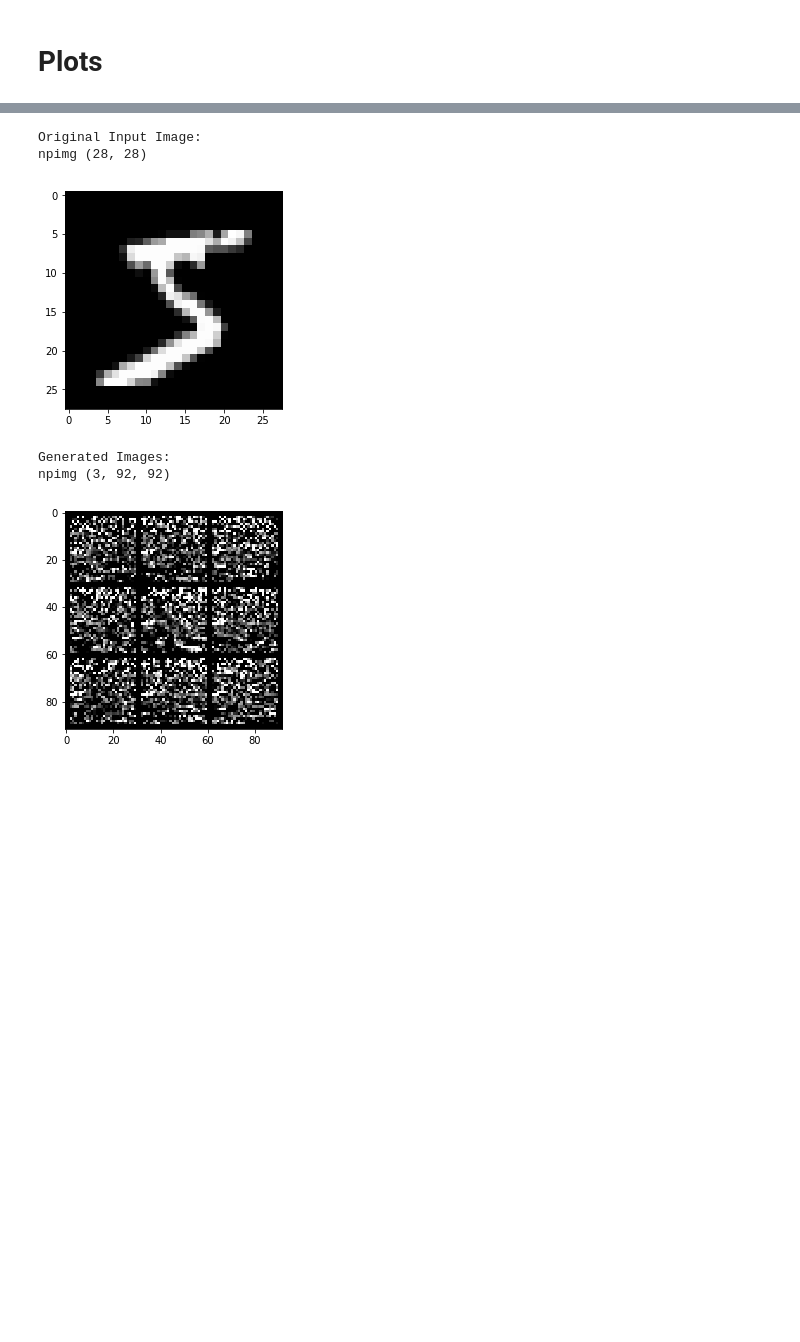
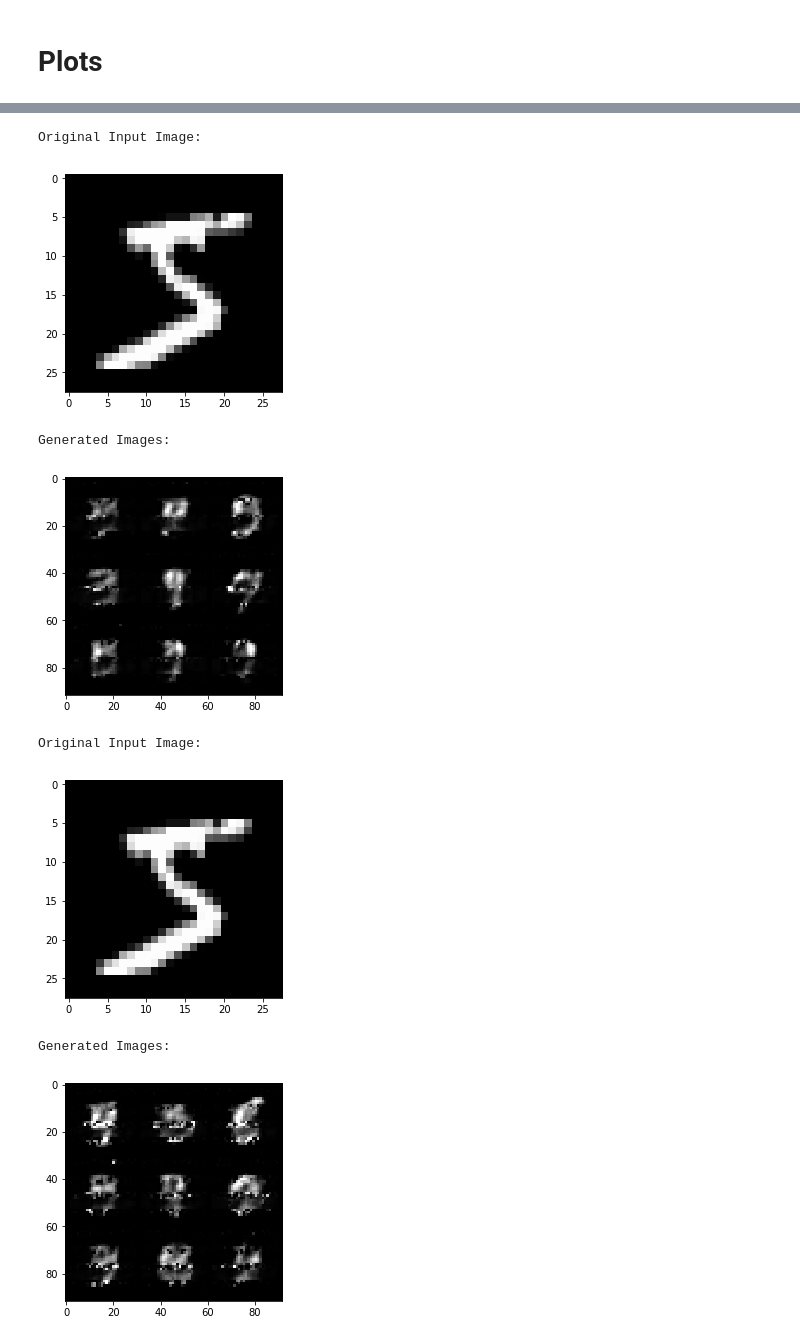
Before and after one commit to Jvenich/DeepVisionProject, a Jupyter notebook: mnist_inn.ipynb, the cells around one changed output, grey strips where cells are left out. Cells and saved outputs as stored; diff of their text form; code cells hidden in the pictures; blank space fills up the shorter version.

```diff
--- a/mnist_inn.ipynb
+++ b/mnist_inn.ipynb
@@ -53,9 +53,12 @@ AttributeError: 'inn_experiment' object has no attribute 'tot_loss_log'
-# %%
-inn_exp.generate(9, 3)
-# %% [output]
-Original Input Image:
-npimg (28, 28)
-[figure, removed]
-Generated Images:
-npimg (3, 92, 92)
-[figure, removed]
+# %%
+for i in [32, 64, 128, 500, 773]:
+    inn_exp.generate(i, 9, 3)
+# %% [output]
+Original Input Image:
+[figure, added]
+Generated Images:
+[figure, added]
+Original Input Image:
+[figure, added]
+Generated Images:
+[figure, added]
```
Also changed, not shown: parts of 6 cells of this notebook, 4 other files.
